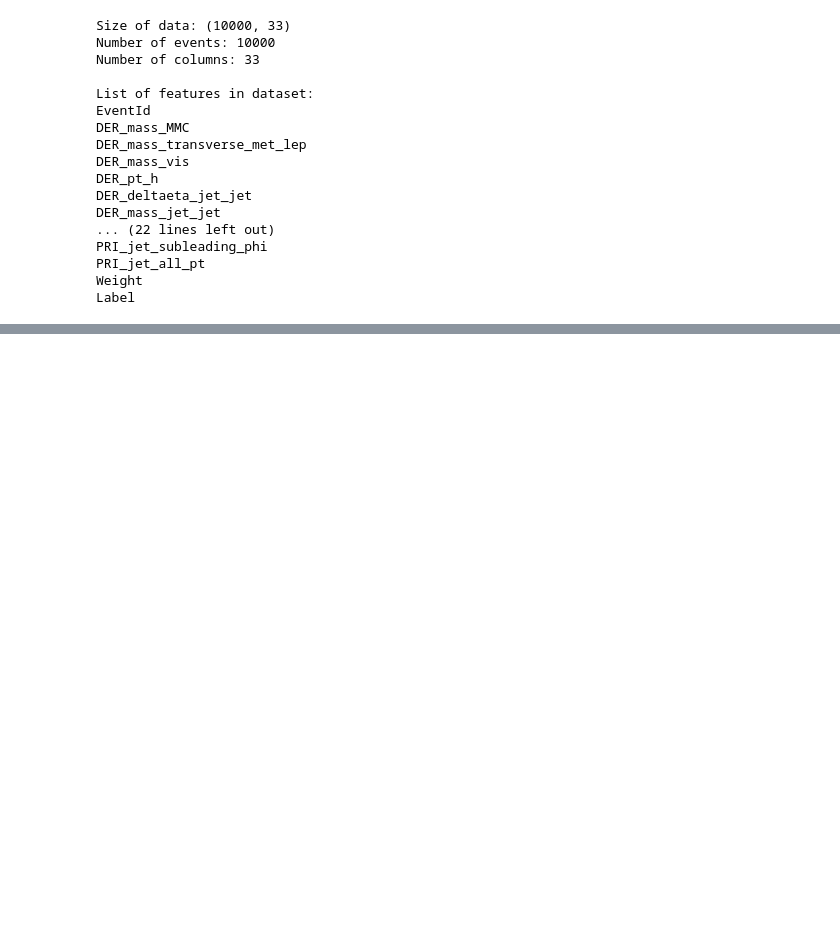
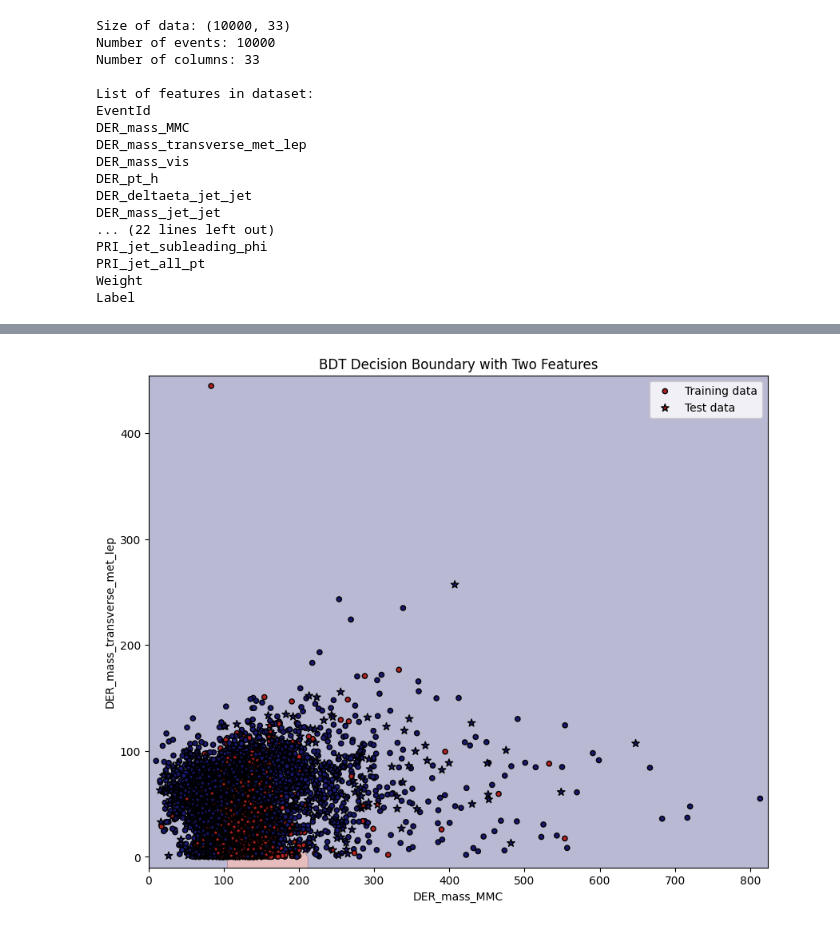
Before and after one commit to JarnovdKolk/Test, a Jupyter notebook: Hands-on2.ipynb, the cells around one changed output, grey strips where cells are left out. Drawn from its saved outputs; the diff is of its cells as text; code cells hidden in the pictures; blank space fills up the shorter version.

```diff
--- a/Hands-on2.ipynb
+++ b/Hands-on2.ipynb
@@ -107,0 +149,20 @@ Fraction signal: 0.3372
+# %%
+param = {}
+
+param["seed"] = 42  # set seed for reproducibility
+
+# Booster parameters
+param["eta"] = 0.1  # learning rate
+param["max_depth"] = 10  # maximum depth of a tree
+param["subsample"] = 0.8  # fraction of events to train tree on
+param["colsample_bytree"] = 0.8  # fraction of features to train tree on
+
+# Learning task parameters
+param["objective"] = "binary:logistic"  # objective function
+param["eval_metric"] = "error"  # evaluation metric for cross validation, note: last one is used for early stopping
+param = list(param.items())
+
+num_trees = 100  # number of trees to make
+
+booster = xgb.train(param, train, num_boost_round=num_trees)
+print(booster.eval(test))
@@ -107,0 +265,65 @@ Fraction signal: 0.3372
+# %%
+# Load the dataset
+data = pd.read_csv("data/training_10k.csv")
+
+# Select the two features and the label
+features = ["DER_mass_MMC", "DER_mass_transverse_met_lep"]
+X = data[features]
+y = data["Label"].map({'s': 1, 'b': 0})  # Map labels to binary values
+# Replace -999.0 with NaN
+X.replace(-999.0, np.nan, inplace=True)
+
+# Option 1: Drop rows with missing values
+X.dropna(inplace=True)
+y = y[X.index]
+
+from sklearn.model_selection import train_test_split
+
+X_train, X_test, y_train, y_test = train_test_split(X, y, test_size=0.2, random_state=42)
+
+# Create DMatrix for XGBoost
+dtrain = xgb.DMatrix(X_train, label=y_train)
+dtest = xgb.DMatrix(X_test, label=y_test)
+
+# Define model parameters
+params = {
+    "objective": "binary:logistic",
+    "eval_metric": "error",
+    "max_depth": 4,
+    "eta": 0.1,
+    "seed": 42
+}
+
+# Train the model
+num_rounds = 100
+bst = xgb.train(params, dtrain, num_rounds)
+
+# Create a mesh grid
+x_min, x_max = X[features[0]].min() - 10, X[features[0]].max() + 10
+y_min, y_max = X[features[1]].min() - 10, X[features[1]].max() + 10
+xx, yy = np.meshgrid(np.linspace(x_min, x_max, 100),
+                     np.linspace(y_min, y_max, 100))
+
+# Prepare the grid for prediction
+grid = np.c_[xx.ravel(), yy.ravel()]
+dgrid = xgb.DMatrix(grid, feature_names=features)
+
+# Predict probabilities
+zz = bst.predict(dgrid)
+zz = zz.reshape(xx.shape)
+
+# Plotting
+plt.figure(figsize=(10, 8))
+cmap = ListedColormap(["midnightblue", "firebrick"])
+plt.contourf(xx, yy, zz, levels=[0, 0.5, 1], cmap=cmap, alpha=0.3)
+
+# Plot training points
+plt.scatter(X_train[features[0]], X_train[features[1]], c=y_train, cmap=cmap, edgecolor='k', s=20, label="Training data")
+plt.scatter(X_test[features[0]], X_test[features[1]], c=y_test, cmap=cmap, edgecolor='k', s=50, marker='*', label="Test data")
+
+plt.xlabel(features[0])
+plt.ylabel(features[1])
+plt.title("BDT Decision Boundary with Two Features")
+plt.legend()
+plt.show()
+# %% [output]
@@ -107,0 +338 @@ Fraction signal: 0.3372
+[figure, added]
```
Also changed, not shown: parts of 6 cells of this notebook.
